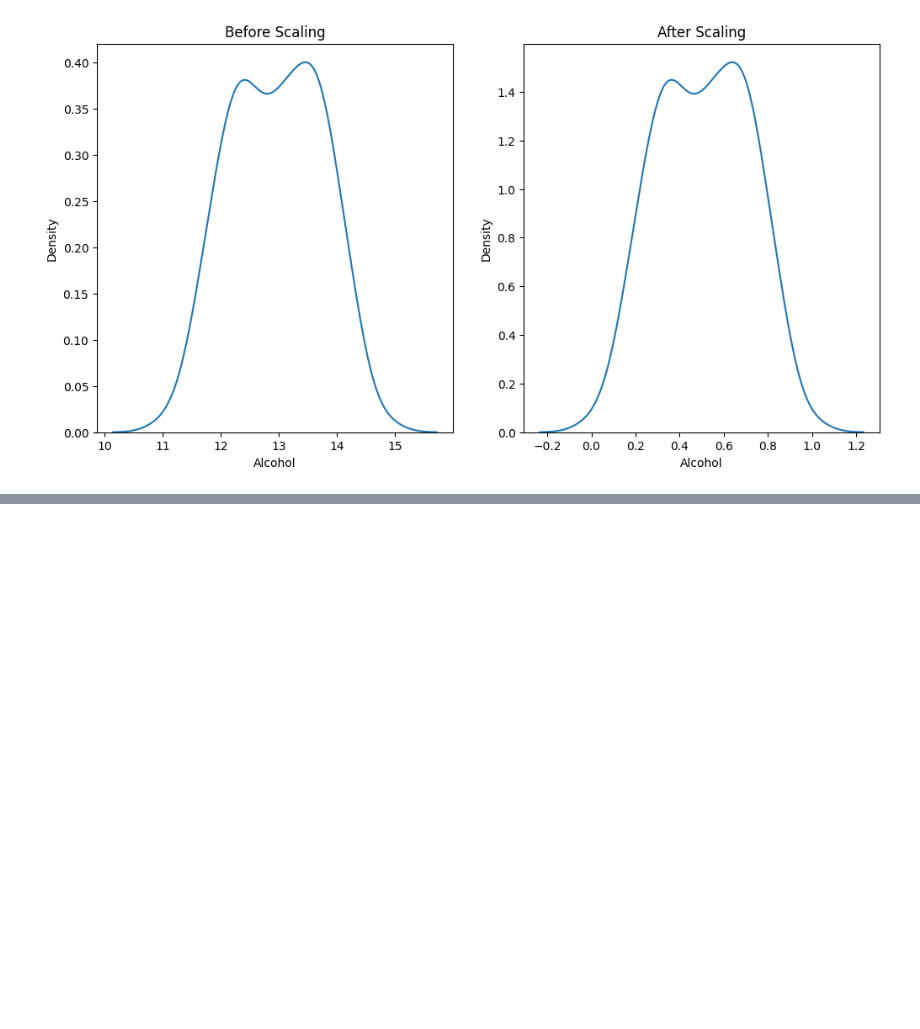
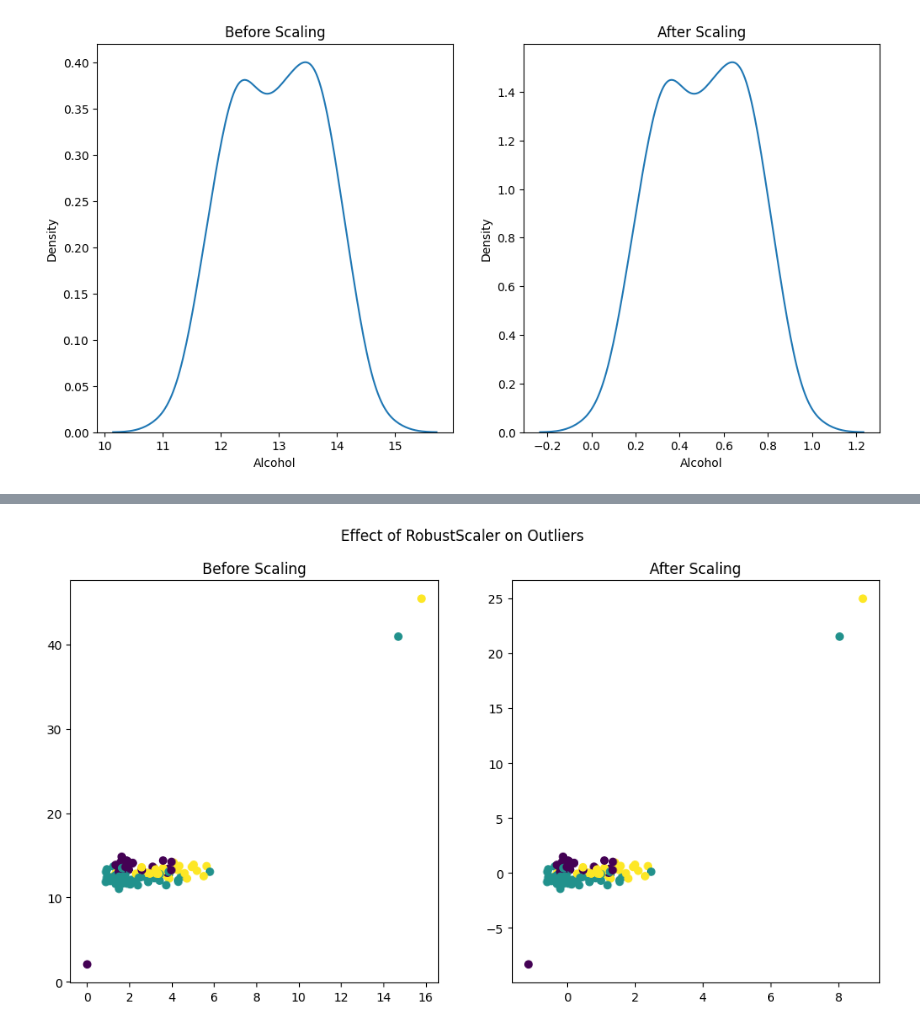
Before and after one commit to Piyushjain-572/EDA_and_Feature_Engineering, a Jupyter notebook: Feature_Scaling_Normalization.ipynb, the cells around one changed output, grey strips where cells are left out. Drawn from its saved outputs; the diff is of its cells as text; code cells hidden in the pictures; blank space fills up the shorter version.

```diff
--- a/Feature_Scaling_Normalization.ipynb
+++ b/Feature_Scaling_Normalization.ipynb
@@ -130,0 +186,21 @@ sns.kdeplot(X_train_scaled['Alcohol'], ax=ax2)
+# %%
+from sklearn.preprocessing import RobustScaler
+scale = RobustScaler()
+scale.fit(X_train)
+
+X_train_scaled = scale.transform(X_train)
+X_test_scaled = scale.transform(X_test)
+
+X_train_scaled = pd.DataFrame(X_train_scaled,columns=X_train.columns)
+X_test_scaled = pd.DataFrame(X_test_scaled,columns=X_train.columns)
+# %%
+fig, (ax1, ax2) = plt.subplots(ncols=2, figsize=(12, 6))
+
+ax1.scatter(X_train['Malic acid'], X_train['Alcohol'],c=y_train)
+ax1.set_title("Before Scaling")
+ax2.scatter(X_train_scaled['Malic acid'], X_train_scaled['Alcohol'],c=y_train)
+ax2.set_title("After Scaling")
+fig.suptitle('Effect of RobustScaler on Outliers')
+plt.show()
+# %% [output]
+[figure, added]
```
Also changed, not shown: parts of 5 cells of this notebook.
